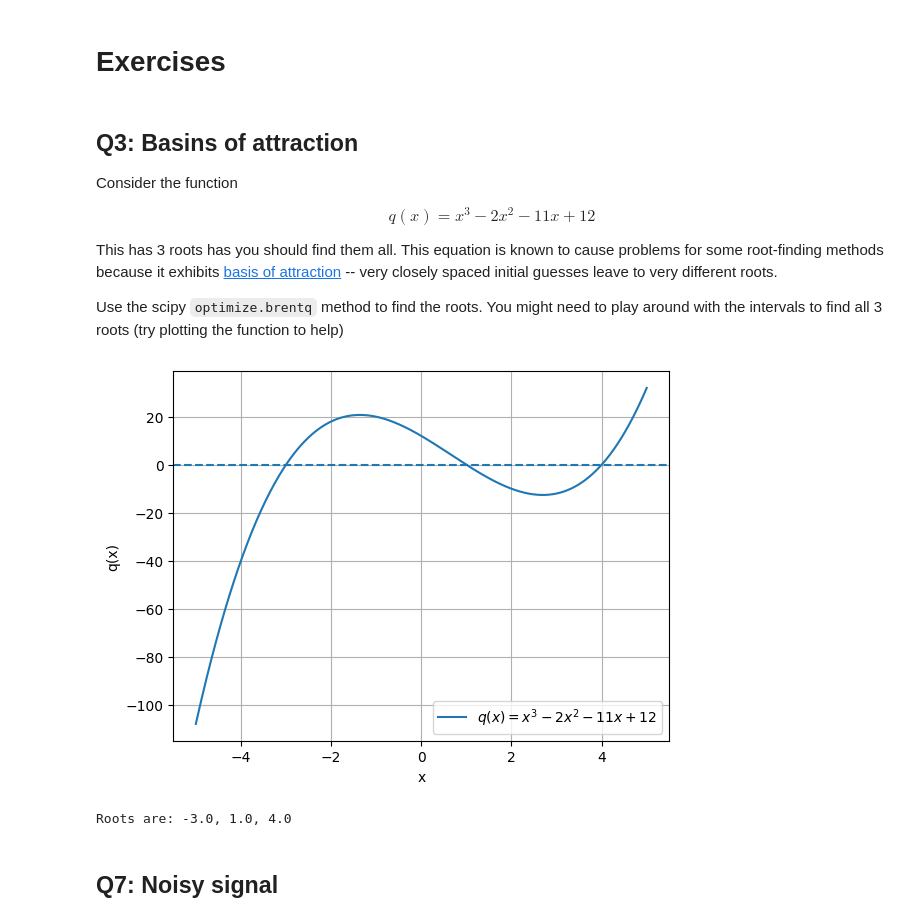
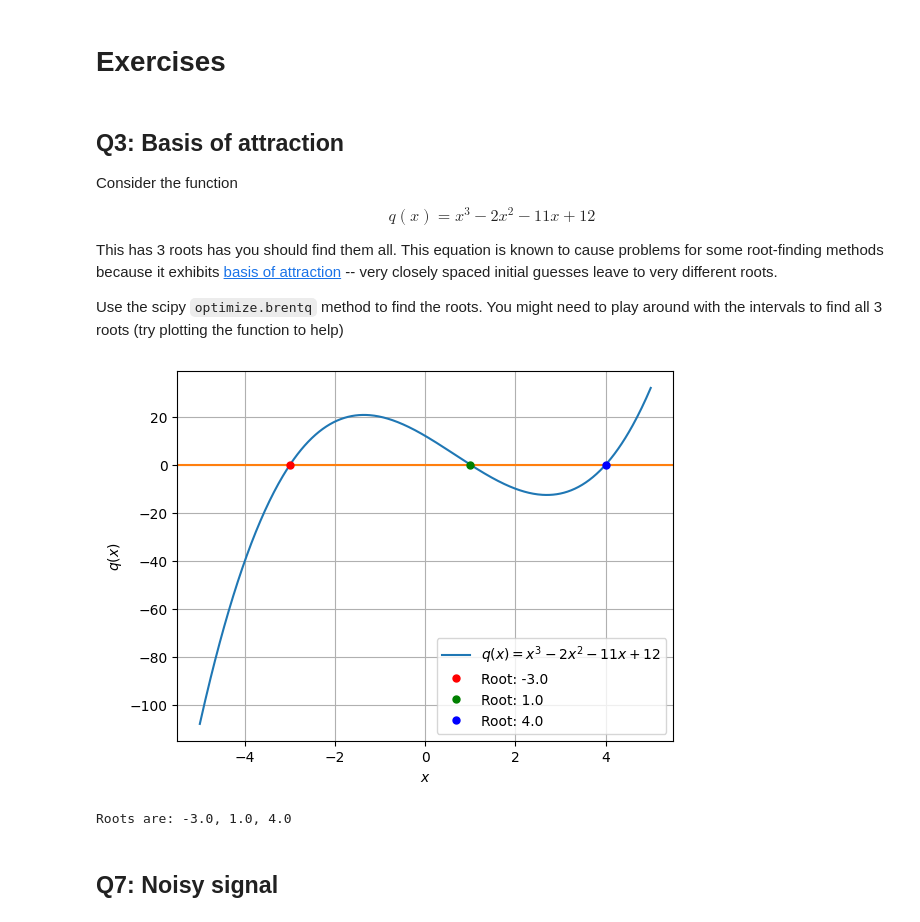
Before and after one commit to dgerosa/scientificcomputing_bicocca_2023, a Jupyter notebook: working/L04_scipy.ipynb, the cells around one changed output. Saved outputs shown, nothing was run; the diff lists cells and outputs as text; code cells hidden in the pictures.

```diff
--- a/working/L04_scipy.ipynb
+++ b/working/L04_scipy.ipynb
@@ -7,7 +9,7 @@ from scipy.optimize import brentq
 from scipy.signal import convolve
 from scipy.signal.windows import gaussian
 # %% [markdown]
-## Q3: Basins of attraction
+## Q3: Basis of attraction
 
 Consider the function
 
@@ -19,26 +21,28 @@ Use the scipy `optimize.brentq` method to find the roots.  You might need to pla
 # %%
 def q(x):
     return x**3 - 2 * x**2 - 11 * x + 12
 
-
 x = np.linspace(-5, 5, 500)
 y = q(x)
-
-plt.plot(x, y, label="$q(x) = x^3 - 2x^2 - 11x + 12$")
-plt.axhline(0, linestyle="--")
-plt.xlabel("x")
-plt.ylabel("q(x)")
-plt.legend(loc=4)
-plt.grid(True)
-plt.show()
 
 root1 = brentq(q, -3, -1)
 root2 = brentq(q, 0, 2)
 root3 = brentq(q, 2.5, 4)
 
+plt.plot(x, y, label="$q(x) = x^3 - 2x^2 - 11x + 12$")
+plt.axhline(0, color="tab:orange")
+plt.plot(root1, 0, 'ro', markersize=5, label=f"Root: {round(root1,2)}")
+plt.plot(root2, 0, 'go', markersize=5, label=f"Root: {round(root2,2)}")
+plt.plot(root3, 0, 'bo', markersize=5, label=f"Root: {round(root3,2)}")
+plt.xlabel("$x$")
+plt.ylabel("$q(x)$")
+plt.legend(loc='best')
+plt.grid(True)
+plt.show()
+
 print(f"Roots are: {round(root1,2)}, {round(root2,2)}, {round(root3,2)}")
 # %% [output]
-[figure, old version]
+[figure, new version]
 Roots are: -3.0, 1.0, 4.0
 # %% [markdown]
 ## Q7: Noisy signal
```
Also changed, not shown: parts of 3 cells of this notebook, 7 other files.
